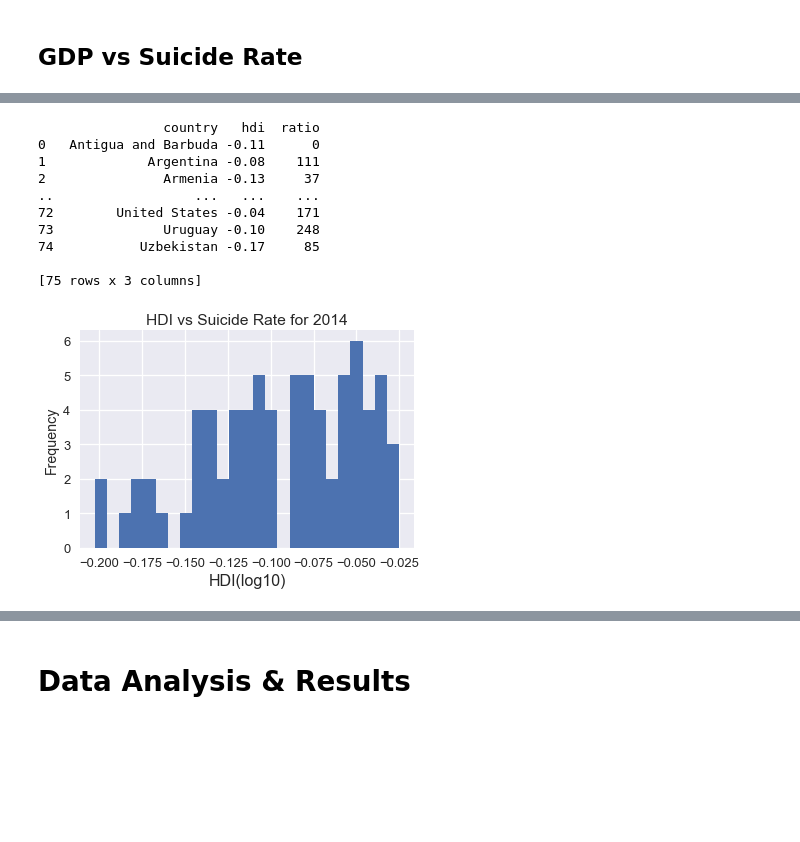
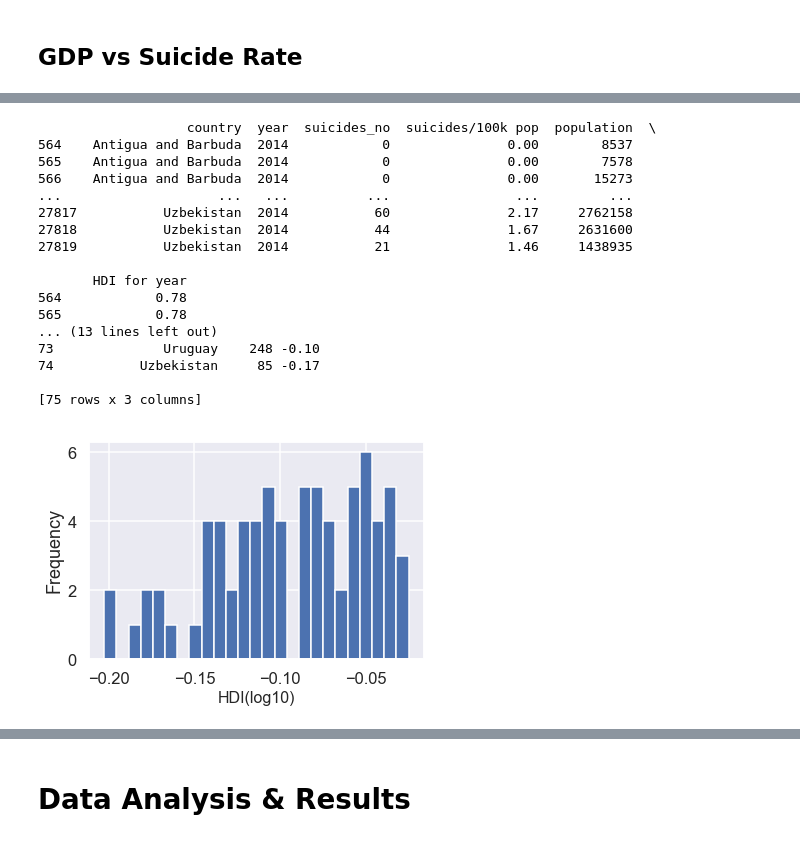
Before and after one commit to WayGold/COGS-108-FinalProject, a Jupyter notebook: FinalProject.ipynb, the cells around one changed output, grey strips where cells are left out. Cells and saved outputs as stored; diff of their text form; code cells hidden in the pictures; blank space fills up the shorter version.

```diff
--- a/FinalProject.ipynb
+++ b/FinalProject.ipynb
@@ -266,6 +256,8 @@ sns.lmplot(x='gdp', y='ratio', data=df1,fit_reg=False);
 # %%
+# HDI vs Suicide Rate for 2016
 #HDI vs Suicide Rate for 2014
 suicide_hdi = suicide_hdi[suicide_hdi.year == 2014]
+print(suicide_hdi)
 tmp1 = suicide_hdi['country'].unique()
 result3 = dict()
 for i in tmp1:
@@ -274,44 +266,60 @@ for i in tmp1:
 result4 = dict()
 for i in tmp1:
     result4[i] = 0
 
 for i in suicide_hdi.index:
     country = suicide_hdi.loc[i,"country"]
     ratio = suicide_hdi.loc[i,'suicides/100k pop']
     hdi = suicide_hdi.loc[i,'HDI for year']
     result3[country]+= ratio
     result4[country] = hdi
 country=list()
 ratiolist2 = list()
 hdilist = list()
+#print(result3)
+#print(result4)
 import math
 for i in tmp1:
     ratio = result3[i]
     hdi = result4[i]
     country.append(i)
     ratiolist2.append(int(ratio))
+    #hdi = hdi.replace(',','')
     hdilist.append(math.log10(float(hdi)))
 data= dict()
 data = {"country":country,"ratio":ratiolist2,"hdi":hdilist}
+#print(data)
+#print(len(country))
+#print(len(ratiolist2))
+#print(len(hdilist))
 df2 = pd.DataFrame(data)
-print (df2)
+print(df2)
+#print(ratiolist)
+#print(gdplist)
 df2=df2.set_index("country")
+#print(df1)
 df2['hdi'].plot('hist', bins = 25)
 plt.xlabel('HDI(log10)', fontsize=16)
-plt.title('HDI vs Suicide Rate for 2014')
 f3 = plt.gcf()
 # %% [output]
-                country   hdi  ratio
-0   Antigua and Barbuda -0.11      0
-1             Argentina -0.08    111
-2               Armenia -0.13     37
-..                  ...   ...    ...
-72        United States -0.04    171
-73              Uruguay -0.10    248
-74           Uzbekistan -0.17     85
+                   country  year  suicides_no  suicides/100k pop  population  \
+564    Antigua and Barbuda  2014            0               0.00        8537
+565    Antigua and Barbuda  2014            0               0.00        7578
+566    Antigua and Barbuda  2014            0               0.00       15273
+...                    ...   ...          ...                ...         ...
+27817           Uzbekistan  2014           60               2.17     2762158
+27818           Uzbekistan  2014           44               1.67     2631600
+27819           Uzbekistan  2014           21               1.46     1438935
+
+       HDI for year
+564            0.78
+565            0.78
+... (13 lines left out)
+73              Uruguay    248 -0.10
+74           Uzbekistan     85 -0.17
 
 [75 rows x 3 columns]
-[figure, old version]
+[figure, new version]
 # %%
 %matplotlib inline
 sns.lmplot(x='hdi', y='ratio', data=df2,fit_reg=False);
```
Also changed, not shown: parts of 11 cells of this notebook.
